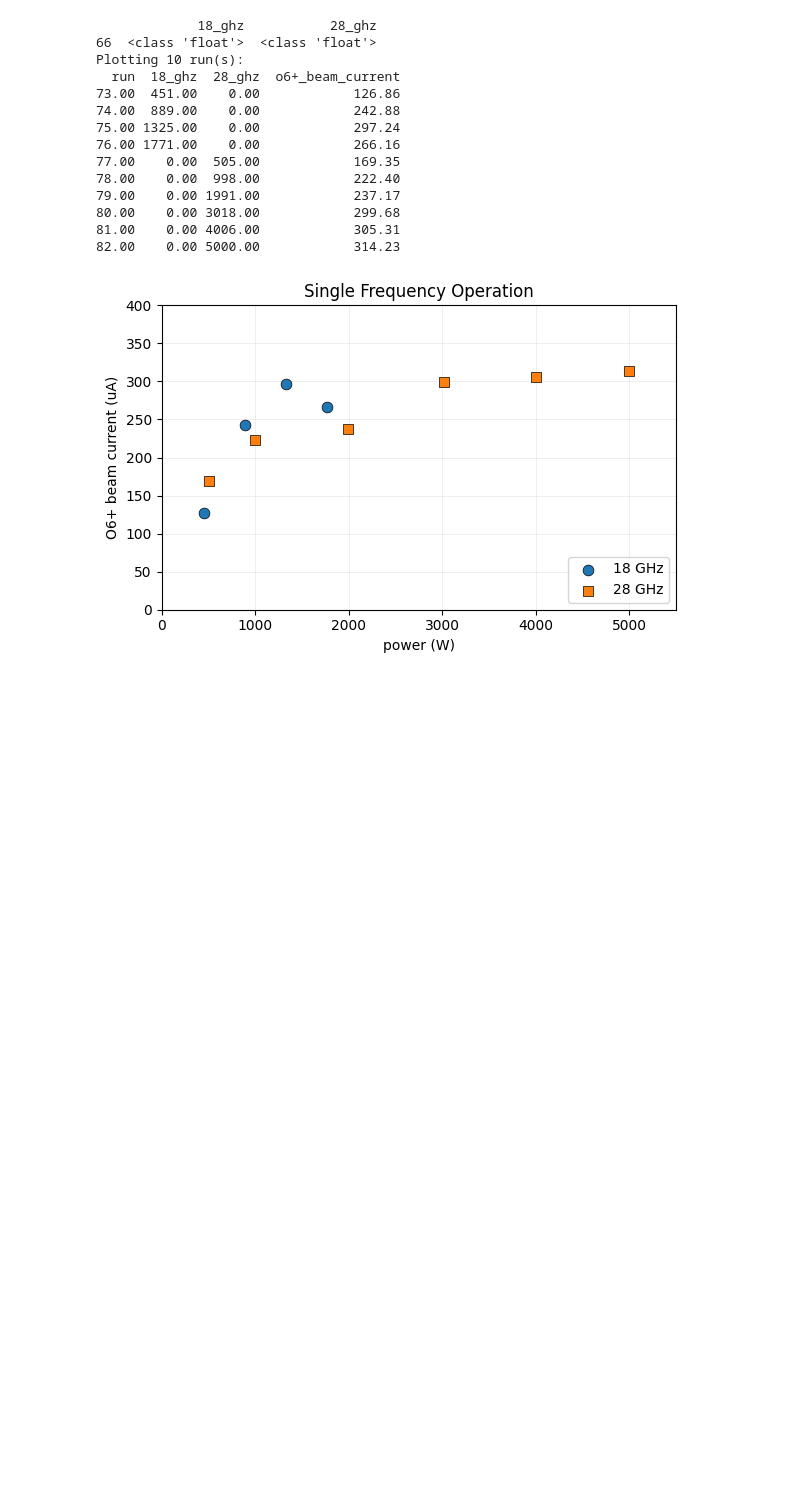
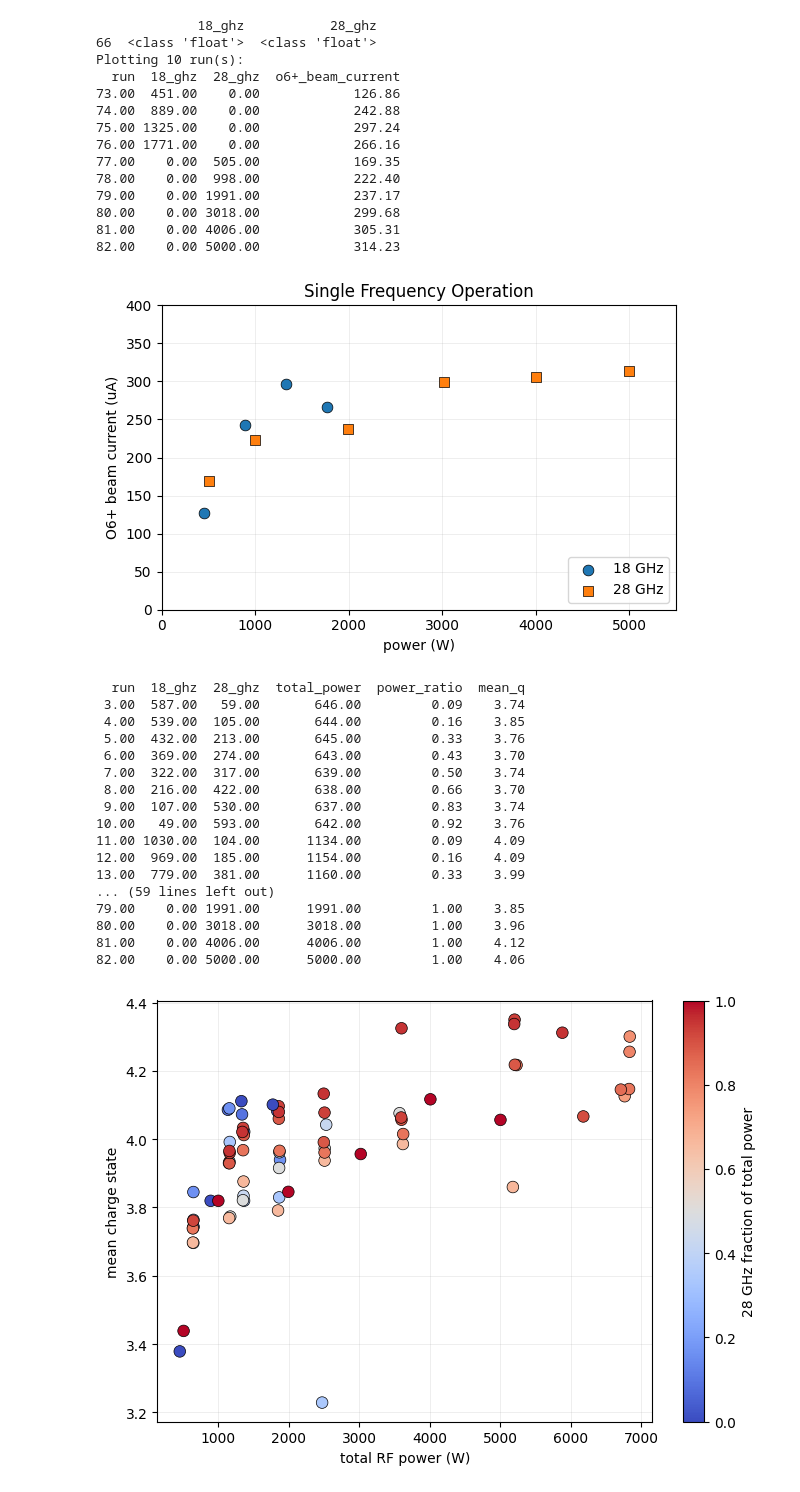
Before and after one commit to thebeesneesh/VENUS_X-Ray_BS, a Jupyter notebook: __VENUS_Explore_Jamie.ipynb, the cells around one changed output. Saved outputs shown, nothing was run; the diff lists cells and outputs as text; code cells hidden in the pictures; blank space fills up the shorter version.

```diff
--- a/__VENUS_Explore_Jamie.ipynb
+++ b/__VENUS_Explore_Jamie.ipynb
@@ -315,3 +326,76 @@ Plotting 10 run(s):
 81.00    0.00 4006.00            305.31
 82.00    0.00 5000.00            314.23
 [figure]
+# %%
+CHARGE_STATES = [2, 3, 4, 5, 6, 7, 8]
+
+
+def average_charge_state(df):
+    """Particle-weighted mean charge state: sum(I_q) / sum(I_q / q)."""
+    current = pd.DataFrame(
+        {q: pd.to_numeric(df[f"o{q}+_beam_current"], errors="coerce").fillna(0.0)
+         for q in CHARGE_STATES}
+    )
+    total_current = current.sum(axis=1)
+    particle_flux = sum(current[q] / q for q in CHARGE_STATES)
+    # For a current-weighted mean instead:
+    #   return sum(q * current[q] for q in CHARGE_STATES) / total_current
+    return total_current.where(particle_flux > 0) / particle_flux
+
+
+def plot_mean_charge_vs_power(df):
+    "Mean charge state against total RF power, colored by the 28 GHz power fraction"
+    df = df.copy()
+    for column in ["18_ghz", "28_ghz"]:
+        df[column] = pd.to_numeric(df[column], errors="coerce")
+
+    df["total_power"] = df["18_ghz"].fillna(0) + df["28_ghz"].fillna(0)
+    df["power_ratio"] = df["28_ghz"].fillna(0) / df["total_power"]
+    df["mean_q"] = average_charge_state(df)
+
+    valid = df[(df["total_power"] > 0) & df["mean_q"].notna()]
+
+    print(
+        valid[["run", "18_ghz", "28_ghz", "total_power", "power_ratio", "mean_q"]]
+        .to_string(index=False, float_format=lambda v: f"{v:.2f}")
+    )
+
+    fig, ax = plt.subplots(figsize=(7, 5))
+    points = ax.scatter(
+        valid["total_power"], valid["mean_q"],
+        c=valid["power_ratio"], cmap="coolwarm", vmin=0, vmax=1,
+        s=70, edgecolor="black", linewidth=0.5, zorder=3,
+    )
+
+
+    ax.set_xlabel("total RF power (W)")
+    ax.set_ylabel("mean charge state")
+    ax.grid(True, which="both", linewidth=0.5, alpha=0.3)
+
+    bar = fig.colorbar(points, ax=ax)
+    bar.set_label("28 GHz fraction of total power")
+
+    plt.tight_layout()
+    plt.show()
+
+
+plot_mean_charge_vs_power(df)
+# %% [output]
+  run  18_ghz  28_ghz  total_power  power_ratio  mean_q
+ 3.00  587.00   59.00       646.00         0.09    3.74
+ 4.00  539.00  105.00       644.00         0.16    3.85
+ 5.00  432.00  213.00       645.00         0.33    3.76
+ 6.00  369.00  274.00       643.00         0.43    3.70
+ 7.00  322.00  317.00       639.00         0.50    3.74
+ 8.00  216.00  422.00       638.00         0.66    3.70
+ 9.00  107.00  530.00       637.00         0.83    3.74
+10.00   49.00  593.00       642.00         0.92    3.76
+11.00 1030.00  104.00      1134.00         0.09    4.09
+12.00  969.00  185.00      1154.00         0.16    4.09
+13.00  779.00  381.00      1160.00         0.33    3.99
+... (59 lines left out)
+79.00    0.00 1991.00      1991.00         1.00    3.85
+80.00    0.00 3018.00      3018.00         1.00    3.96
+81.00    0.00 4006.00      4006.00         1.00    4.12
+82.00    0.00 5000.00      5000.00         1.00    4.06
+[figure, added]
```
Also changed, not shown: parts of 4 cells of this notebook, 18 other files.
